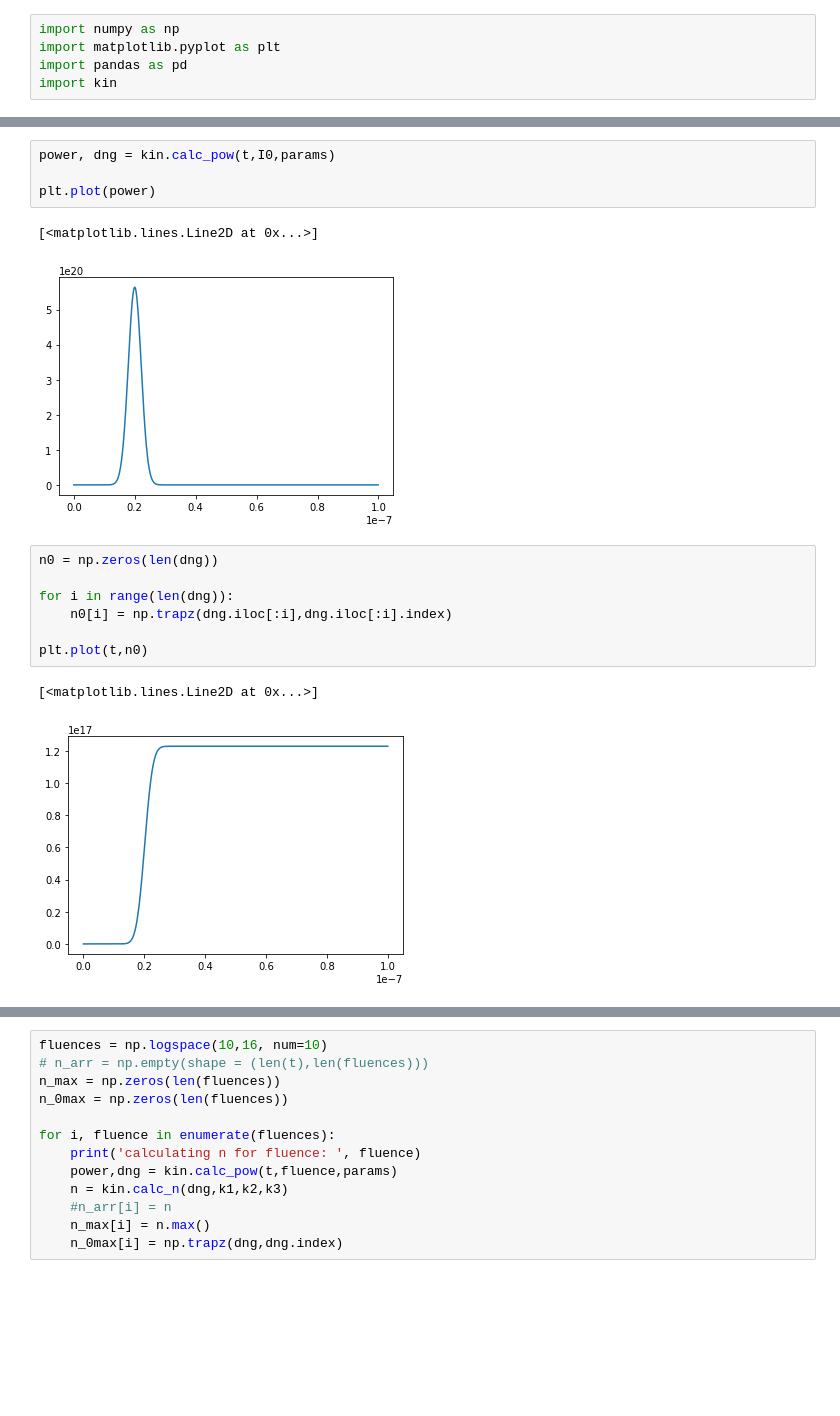
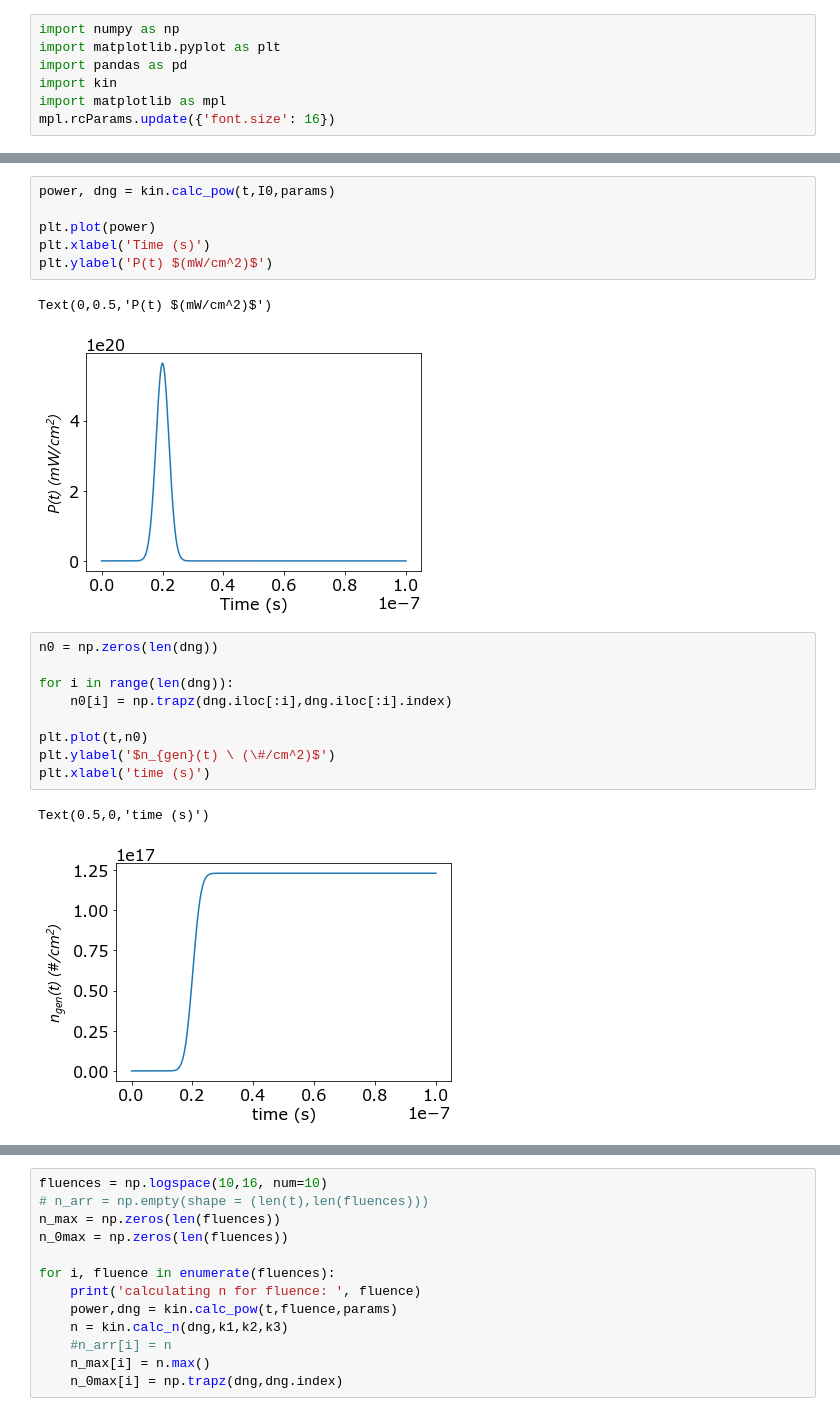
Before and after one commit to aspitarl/TRMC, a Jupyter notebook: Kinetic modeling.ipynb, the cells around one changed output, grey strips where cells are left out. Saved outputs shown, nothing was run; the diff lists cells and outputs as text; blank space fills up the shorter version.

Commit message:
add labels to kinetic plots

```diff
--- a/Kinetic modeling.ipynb
+++ b/Kinetic modeling.ipynb
@@ -3,6 +3,8 @@ import numpy as np
 import matplotlib.pyplot as plt
 import pandas as pd
 import kin
+import matplotlib as mpl
+mpl.rcParams.update({'font.size': 16})
 # %%
 params = {
     'FWHM':5e-9, #ns
@@ -25,19 +27,23 @@ k3 = 0
 power, dng = kin.calc_pow(t,I0,params)
 
 plt.plot(power)
+plt.xlabel('Time (s)')
+plt.ylabel('P(t) $(mW/cm^2)$')
 # %% [output]
-[<matplotlib.lines.Line2D at 0x...>]
+Text(0,0.5,'P(t) $(mW/cm^2)$')
-[figure, old version]
+[figure, new version]
 # %%
 n0 = np.zeros(len(dng))
 
 for i in range(len(dng)):
     n0[i] = np.trapz(dng.iloc[:i],dng.iloc[:i].index)
 
 plt.plot(t,n0)
+plt.ylabel('$n_{gen}(t) \ (\#/cm^2)$')
+plt.xlabel('time (s)')
 # %% [output]
-[<matplotlib.lines.Line2D at 0x...>]
+Text(0.5,0,'time (s)')
-[figure, old version]
+[figure, new version]
 # %%
 n = kin.calc_n(dng,k1,k2,k3)
 
```
Also changed, not shown: parts of 3 cells of this notebook.
